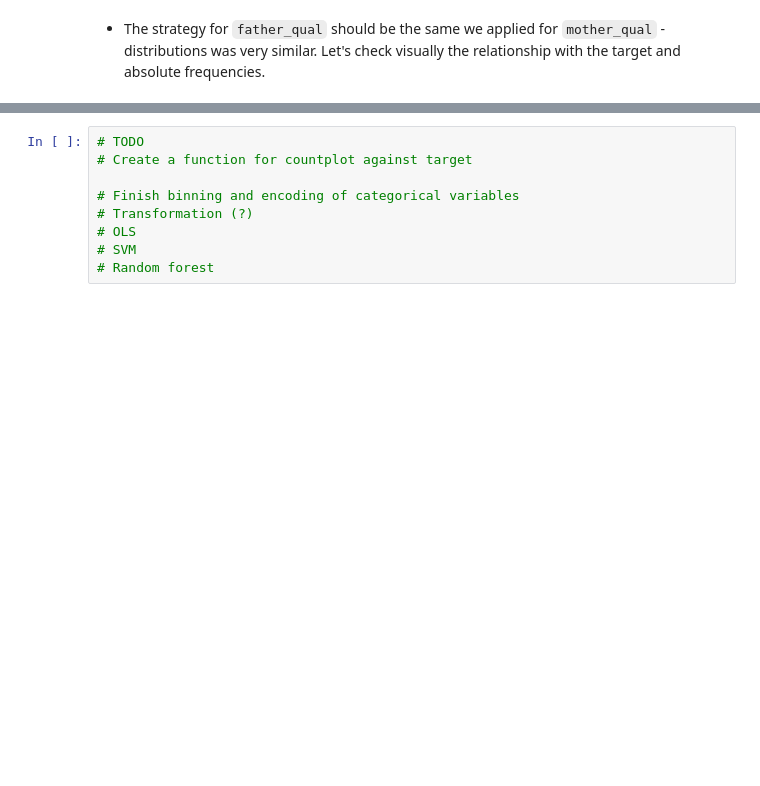
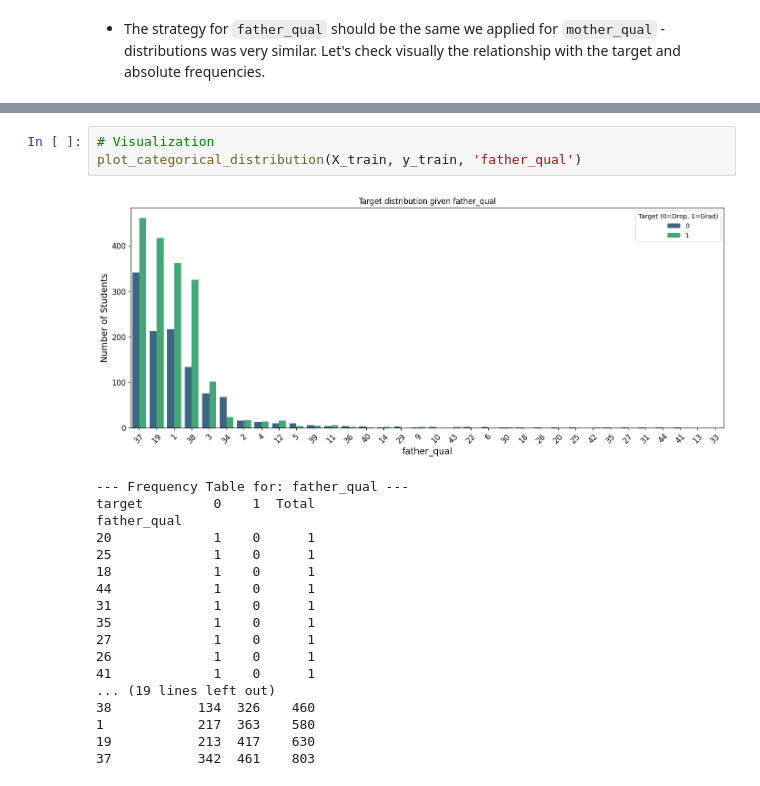
Before and after one commit to MatteoCorsi-git/Master-Data-Science-Statistical-Learning---UNIFI-IMT-Lucca---2024-25, a Jupyter notebook: hands_on_lab (Python)/bozza_hands_on_python_ML_project.ipynb, the cells around one changed output, grey strips where cells are left out. Drawn from its saved outputs; the diff is of its cells as text; blank space fills up the shorter version.

```diff
--- a/hands_on_lab (Python)/bozza_hands_on_python_ML_project.ipynb
+++ b/hands_on_lab (Python)/bozza_hands_on_python_ML_project.ipynb
@@ -1092,9 +1011,22 @@ father_qual
-# %%
-# TODO
-# Create a function for countplot against target
-
-# Finish binning and encoding of categorical variables
-# Transformation (?)
-# OLS
-# SVM
-# Random forest
+# %%
+# Visualization
+plot_categorical_distribution(X_train, y_train, 'father_qual')
+# %% [output]
+[figure, added]
+--- Frequency Table for: father_qual ---
+target         0    1  Total
+father_qual
+20             1    0      1
+25             1    0      1
+18             1    0      1
+44             1    0      1
+31             1    0      1
+35             1    0      1
+27             1    0      1
+26             1    0      1
+41             1    0      1
+... (19 lines left out)
+38           134  326    460
+1            217  363    580
+19           213  417    630
+37           342  461    803
```
Also changed, not shown: parts of 29 cells of this notebook.
